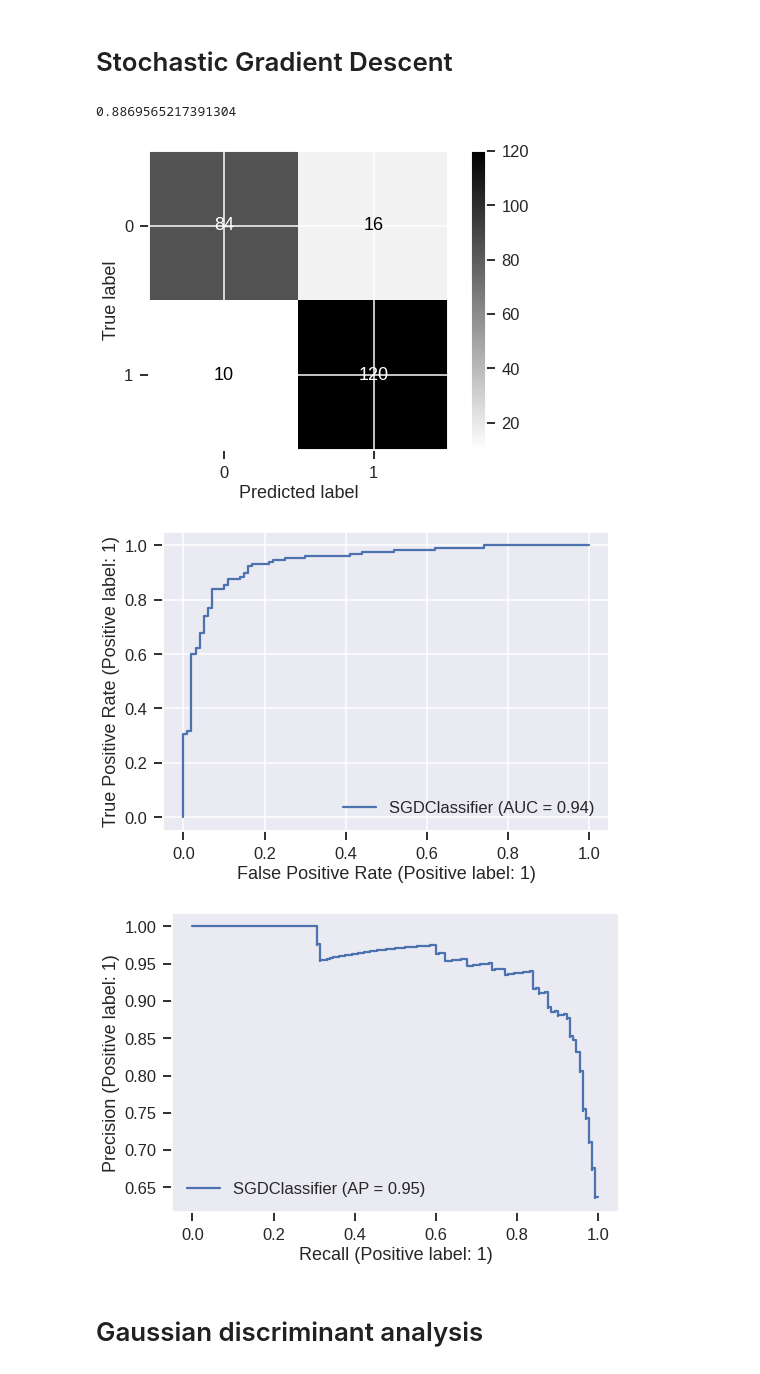
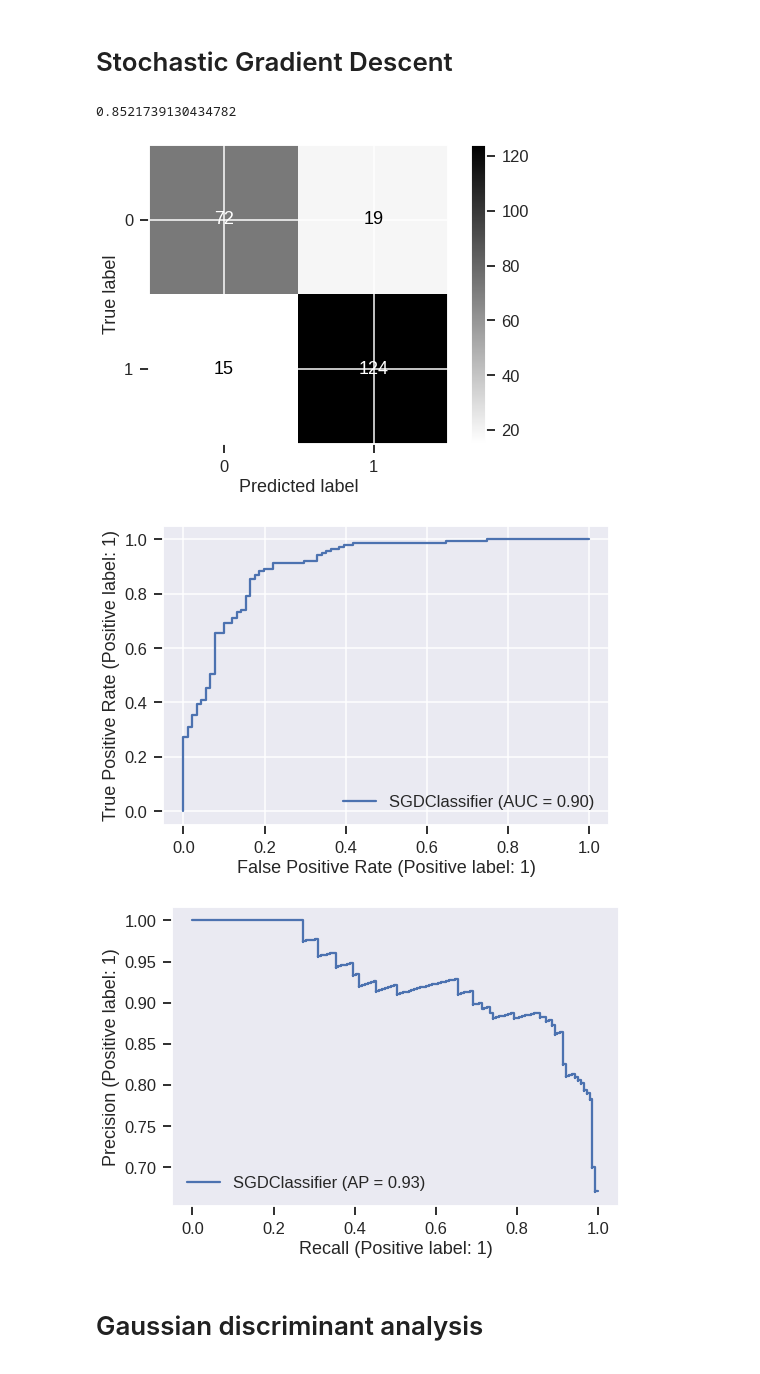
Before and after one commit to MichaelPlug/FDS_Project_HFD, a Jupyter notebook: Project_notebook.ipynb, the cells around one changed output. Drawn from its saved outputs; the diff is of its cells as text; code cells hidden in the pictures.

```diff
--- a/Project_notebook.ipynb
+++ b/Project_notebook.ipynb
@@ -870,22 +884,22 @@ plt.show()
 # Stochastic Gradient Descent
 # %%
 
-clf = SGDClassifier(loss='log', max_iter=100000, alpha=0.01)
+clf = SGDClassifier(loss='log', max_iter=100000, alpha=0.0001)
 clf.fit(X_train_addCol,y_train_addCol)
 pred = clf.predict(X_test_addCol)
 print(metrics.accuracy_score(pred,y_test_addCol))
 plot_confusion_matrix(clf, X_test_addCol, y_test_addCol,cmap="binary")
 metrics.plot_roc_curve(clf, X_test_addCol, y_test_addCol)
 metrics.plot_precision_recall_curve(clf, X_test_addCol, y_test_addCol)
 
 
 plt.grid(False)
 plt.show()
 # %% [output]
-0.8869565217391304
+0.8521739130434782
-[figure, old version]
+[figure, new version]
-[figure, old version]
+[figure, new version]
-[figure, old version]
+[figure, new version]
 # %% [markdown]
 # Gaussian discriminant analysis
 # %% [markdown]
```
Also changed, not shown: parts of 21 cells of this notebook.
